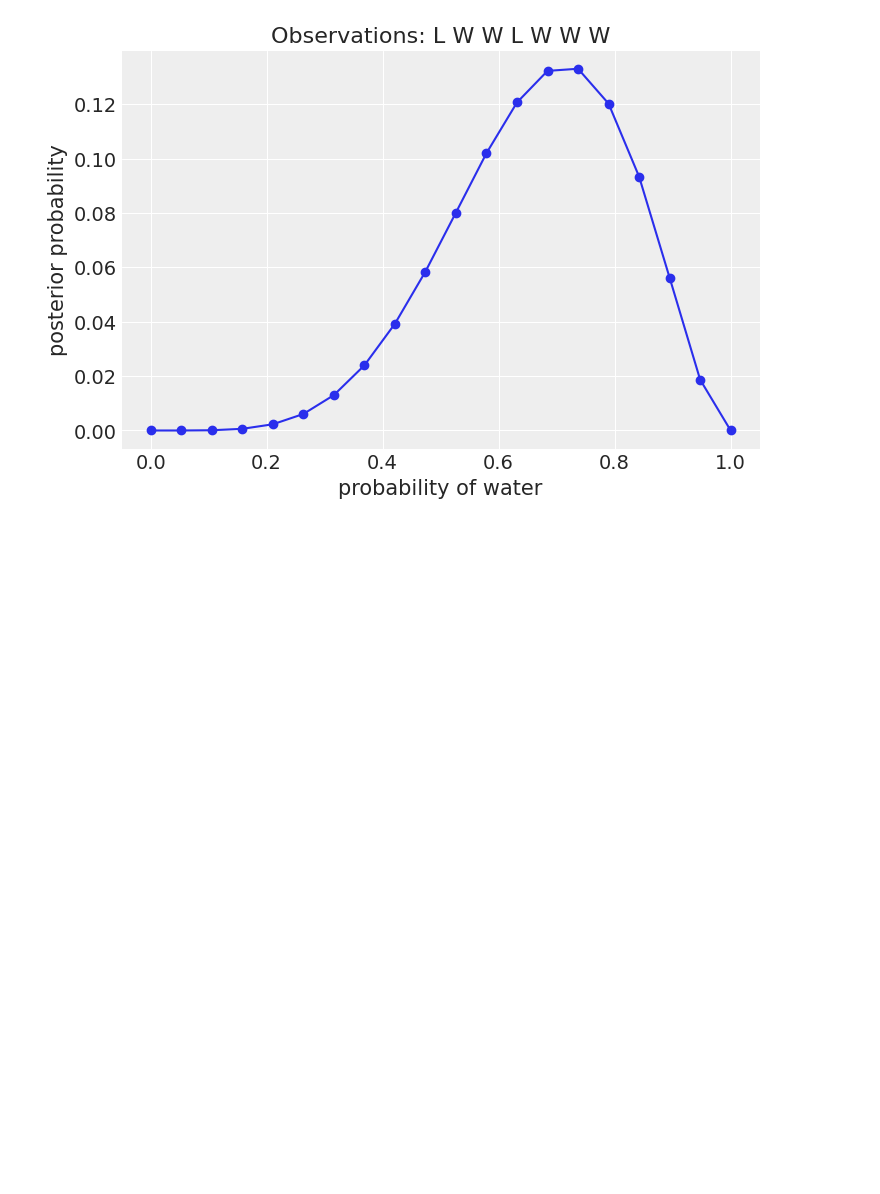
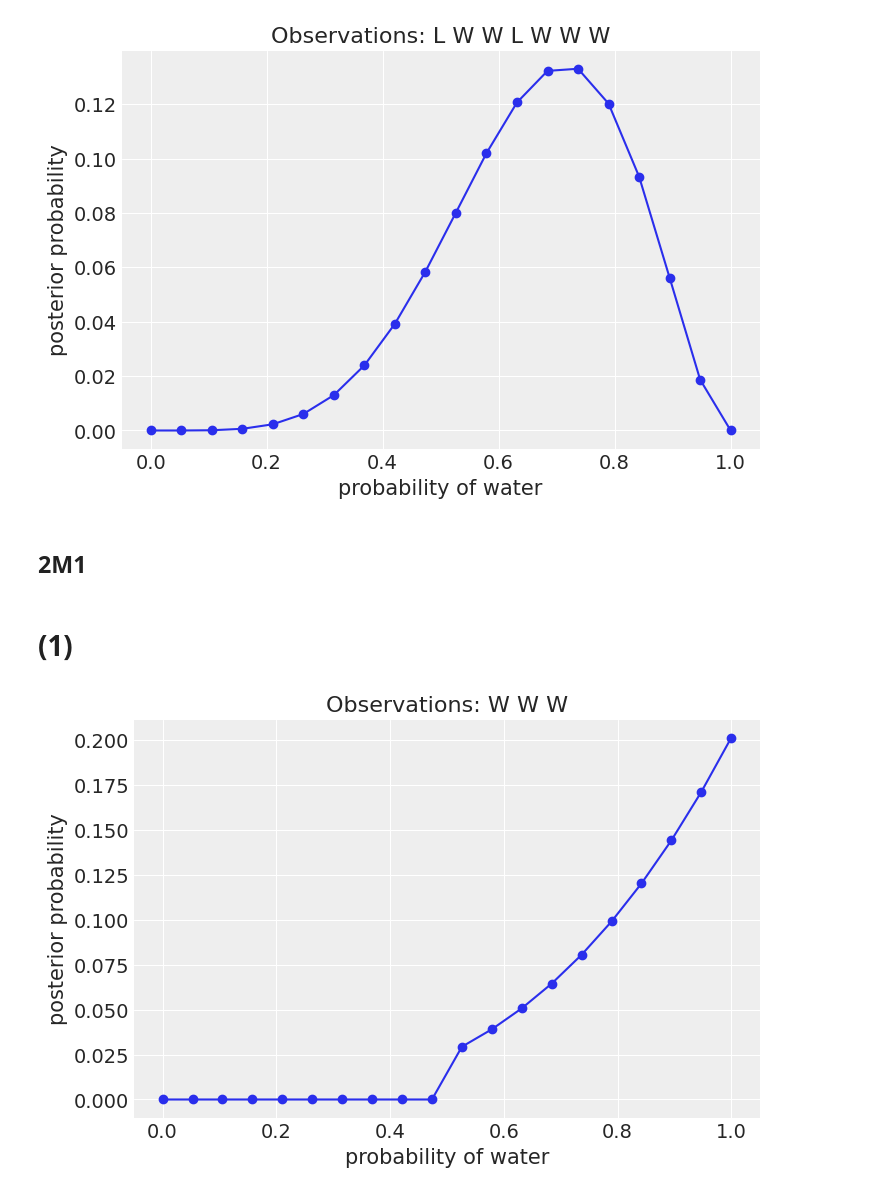
Before and after one commit to BookBub/statistical_rethinking, a Jupyter notebook: chapter_02/annie.ipynb, the cells around one changed output. Saved outputs shown, nothing was run; the diff lists cells and outputs as text; code cells hidden in the pictures; blank space fills up the shorter version.

```diff
--- a/chapter_02/annie.ipynb
+++ b/chapter_02/annie.ipynb
@@ -39,14 +39,18 @@ Add cells below for your solutions. Use:
 # %% [markdown]
 ## 2M1
 # %%
-def plot_grid_posterior_distrbutions(observations, num_points=20):
+def plot_grid_posterior_distrbutions(observations, prior_type = 'flat'):
+    num_points=20
     water_observations = [x for x in observations if x  == 'W']
     num_points = 20
 
     # grid
     p_grid = jnp.linspace(start=0, stop=1, num=num_points)
 
-    prior = jnp.repeat(1, num_points)
+    if prior_type == 'flat':
+        prior = jnp.repeat(1, num_points)
+    elif prior_type == 'step':
+        prior = jnp.where(p_grid < 0.5, 0, 1)
 
     # compute likelihood at each value in grid
     likelihood = jnp.exp(dist.Binomial(total_count=len(observations), probs=p_grid).log_prob(len(water_observations)))
@@ -85,3 +89,12 @@ observations = ["L", "W", "W", "L", "W", "W", "W"]
 plot_grid_posterior_distrbutions(observations)
 # %% [output]
 [figure]
+# %% [markdown]
+## 2M1
+# %% [markdown]
+# (1)
+# %%
+observations = ['W', 'W', 'W']
+plot_grid_posterior_distrbutions(observations, prior_type = 'step')
+# %% [output]
+[figure, added]
```
Also changed, not shown: parts of 14 cells of this notebook.
